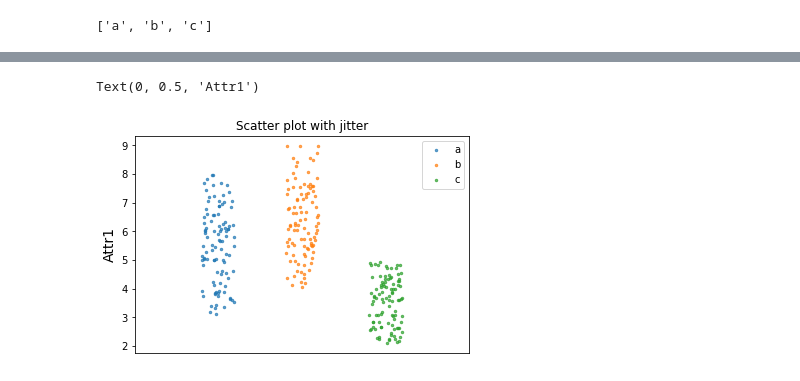
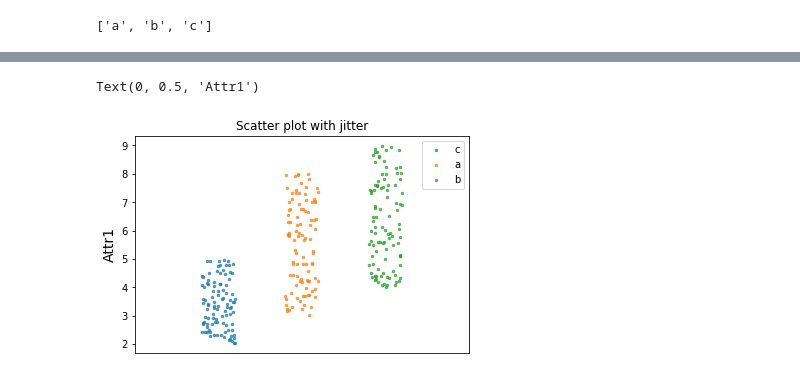
Before and after one commit to joaovicente/pandas-101, a Jupyter notebook: pandas-101.ipynb, the cells around one changed output, grey strips where cells are left out. Drawn from its saved outputs; the diff is of its cells as text; code cells hidden in the pictures.

```diff
--- a/pandas-101.ipynb
+++ b/pandas-101.ipynb
@@ -146,0 +135,9 @@ dtype: object
+# %%
+# Split histogram
+lower_limit = np.round(df3['attr1'].min()-1)
+higher_limit = np.round(df3['attr1'].max()+1)
+for i in dfg.groups.keys():
+    dfg.get_group(i)['attr1'].plot(kind='hist')
+    plt.title(f"{i} attr1 histogram")
+    plt.xlim(lower_limit,higher_limit)
+    plt.show()
@@ -147,20 +156,23 @@ dtype: object
 # %%
 ax = plt.figure().gca()
 ax.xaxis.set_ticklabels([])
 ax.xaxis.set_visible(False)
 plt.xlim(0, len(keys) + 1)
 size = 6
 
+# Order series by attr1 mean
+mean_ordered_keys = list(dfg.mean().sort_values('attr1', ascending=True).index)
+
 x = 1
-for key in keys:
+for key in mean_ordered_keys:
     serie = dfg.get_group(key)['attr1'].tolist()
     serie_jitter = [np.random.uniform(x-0.2,x+0.2) for i in serie]
     plt.scatter(serie_jitter, serie, label=key, s=size, alpha=0.7)
     x += 1
 
 plt.legend(loc='upper right')
 plt.title("Scatter plot with jitter")
 plt.ylabel("Attr1", size=14)
 # %% [output]
 Text(0, 0.5, 'Attr1')
-[figure, old version]
+[figure, new version]
```
Also changed, not shown: parts of 7 cells of this notebook.
